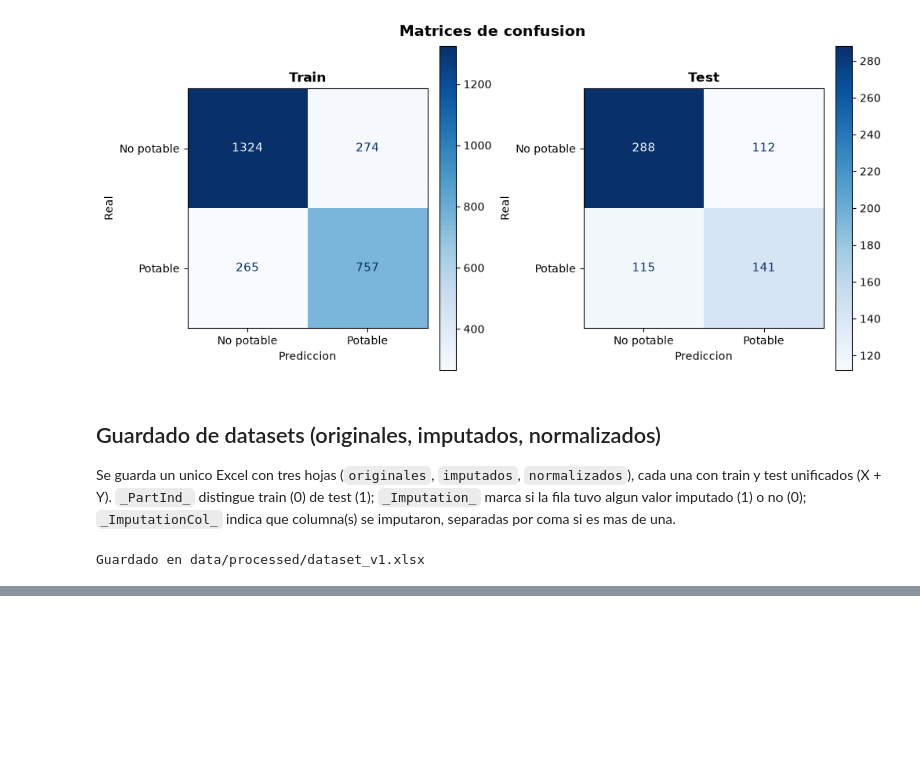
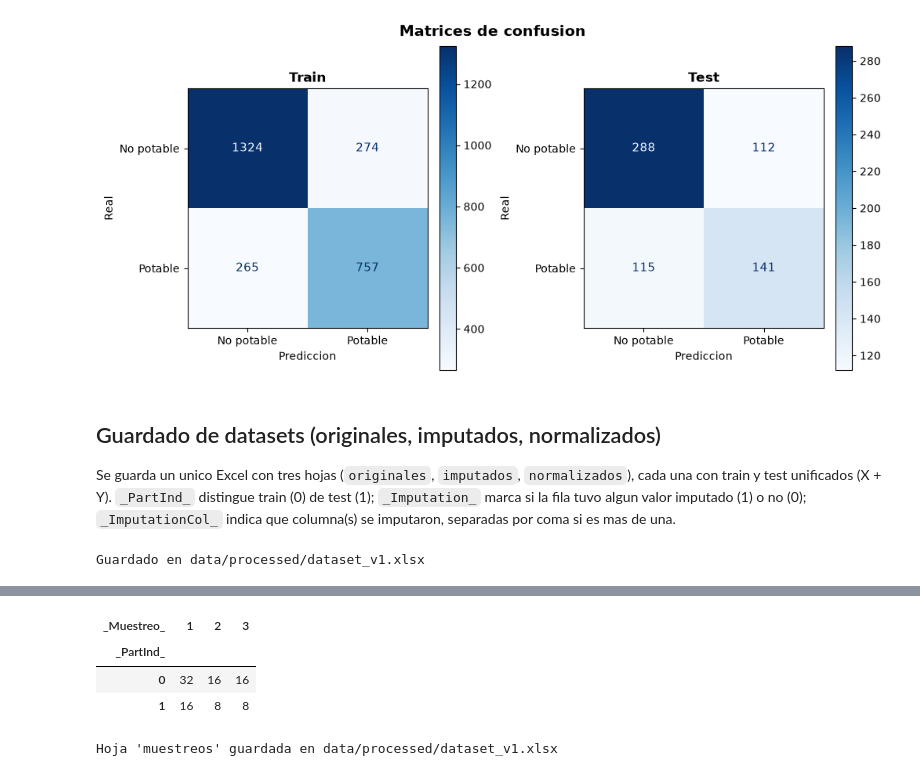
Before and after one commit to felipechoy1/QuantumTenango_Quantaton2026_Track2, a Jupyter notebook: Código_Hackaton_v1.ipynb, the cells around one changed output, grey strips where cells are left out. Saved outputs shown, nothing was run; the diff lists cells and outputs as text; code cells hidden in the pictures; blank space fills up the shorter version.

```diff
--- a/Código_Hackaton_v1.ipynb
+++ b/Código_Hackaton_v1.ipynb
@@ -287,0 +300,28 @@ Guardado en data/processed/dataset_v1.xlsx
+# %%
+# Reconstruye la tabla normalizada (features + Potability + _PartInd_) desde train/test.
+tabla_normalizados = pd.concat([
+    X_train.assign(**{objetivo: y_train.values, "_PartInd_": 0}),
+    X_test.assign(**{objetivo: y_test.values, "_PartInd_": 1}),
+], ignore_index=True)
+
+# Muestreo jerarquico balanceado; la logica vive en funciones.py.
+tabla_normalizados = asignar_muestreo_balanceado(
+    tabla_normalizados,
+    tamanos_por_particion={0: [64, 32, 16], 1: [32, 16, 8]},
+    objetivo=objetivo,
+)
+
+tabla_normalizados = tabla_normalizados[tabla_normalizados["_Muestreo_"]!=0]
+
+# Conteo de filas por particion y nivel de muestreo.
+display(tabla_normalizados.groupby(["_PartInd_", "_Muestreo_"]).size().unstack(fill_value=0))
+
+# Agrega la hoja "muestreos" al Excel ya generado (ruta_excel, celda anterior).
+guardar_muestreo_excel(tabla_normalizados, ruta_excel)
+print(f"Hoja 'muestreos' guardada en {ruta_excel}")
+# %% [output]
+| _Muestreo_ | 1 | 2 | 3 |
+| _PartInd_ |  |  |  |
+| 0 | 32 | 16 | 16 |
+| 1 | 16 | 8 | 8 |
+Hoja 'muestreos' guardada en data/processed/dataset_v1.xlsx
```
Also changed, not shown: parts of 3 cells of this notebook, 3 other files.
